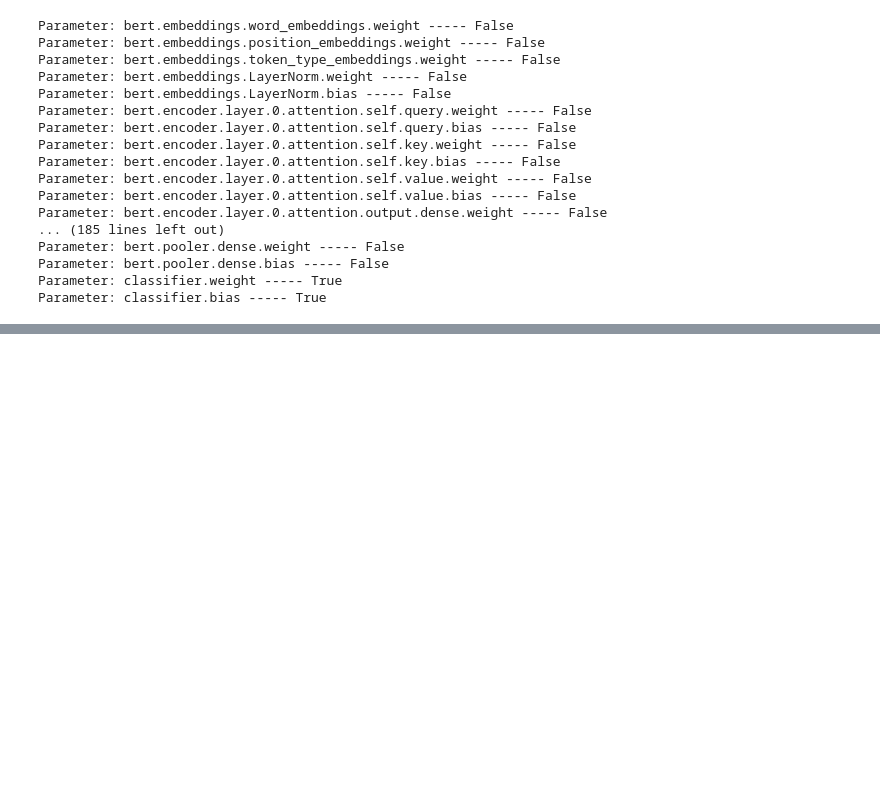
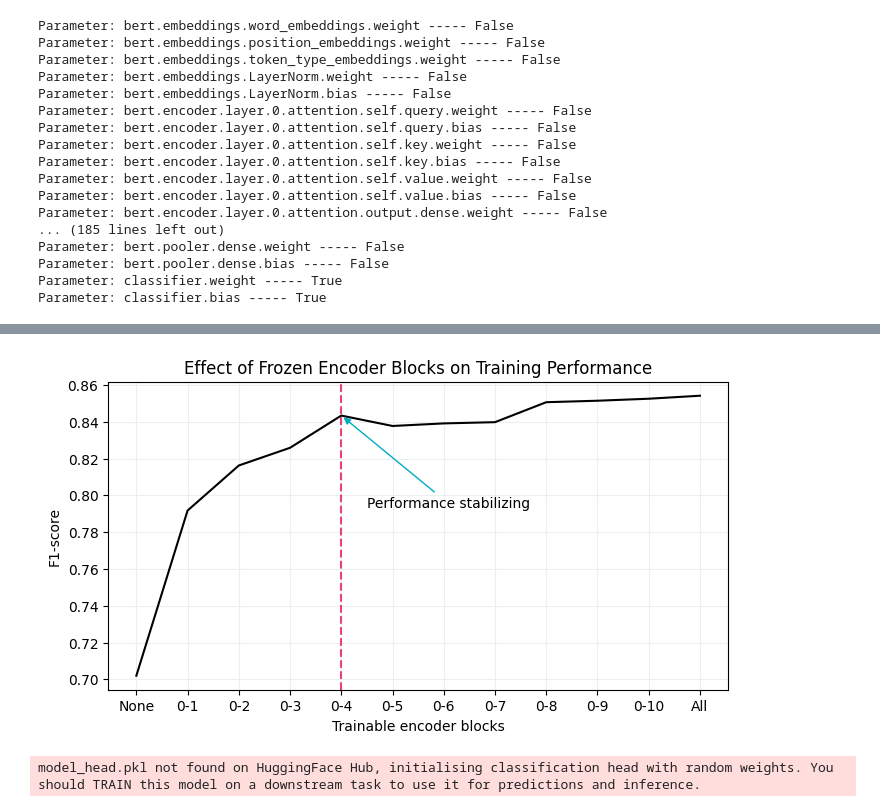
Before and after one commit to Samin-Sadaf7/Book-of-LLMs, a Jupyter notebook: HandsOnLLM_11.ipynb, the cells around one changed output, grey strips where cells are left out. Saved outputs shown, nothing was run; the diff lists cells and outputs as text; code cells hidden in the pictures; blank space fills up the shorter version.

```diff
--- a/HandsOnLLM_11.ipynb
+++ b/HandsOnLLM_11.ipynb
@@ -228,0 +295,49 @@ trainer.evaluate()
+# %%
+import matplotlib.pyplot as plt
+import numpy as np
+
+# Create Figure
+plt.figure(figsize=(8, 4))
+
+# Prepare Data
+x = [f"0-{index}" for index in range(12)]
+x[0] = "None"
+x[-1] = "All"
+y = [
+    0.8541862652869239,
+    0.8525519848771267,
+    0.8514664143803217,
+    0.8506616257088847,
+    0.8398104265402844,
+    0.8391345249294448,
+    0.8377358490566037,
+    0.8433962264150944,
+    0.8258801141769743,
+    0.816247582205029,
+    0.7917485265225934,
+    0.7019400352733686
+][::-1]
+
+# Stylize Figure
+plt.grid(color='#ECEFF1')
+plt.axvline(x=4, color="#EC407A", linestyle="--")
+plt.title("Effect of Frozen Encoder Blocks on Training Performance")
+plt.ylabel("F1-score")
+plt.xlabel("Trainable encoder blocks")
+
+# Plot Data
+plt.plot(x, y, color="black")
+
+# Additional Annotation
+plt.annotate(
+    'Performance stabilizing',
+    xy=(4, y[4]),
+    xytext=(4.5, y[4] - .05),
+    arrowprops=dict(
+        arrowstyle="-|>",
+        connectionstyle="arc3",
+        color="#00ACC1")
+)
+plt.savefig("multiple_frozen_blocks.png", dpi=300, bbox_inches='tight')
+# %% [output]
+[figure, added]
@@ -228,0 +348,7 @@ trainer.evaluate()
+# %%
+from setfit import SetFitModel
+
+#Load a pretrained SentenceTransformer model
+model = SetFitModel.from_pretrained("sentence-transformers/all-mpnet-base-v2")
+# %% [output]
+model_head.pkl not found on HuggingFace Hub, initialising classification head with random weights. You should TRAIN this model on a downstream task to use it for predictions and inference.
```
Also changed, not shown: parts of 15 cells of this notebook.
